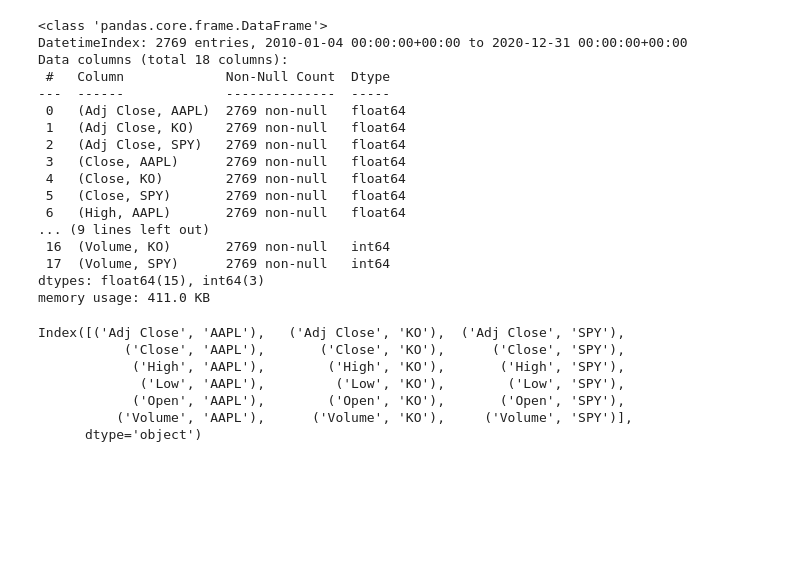
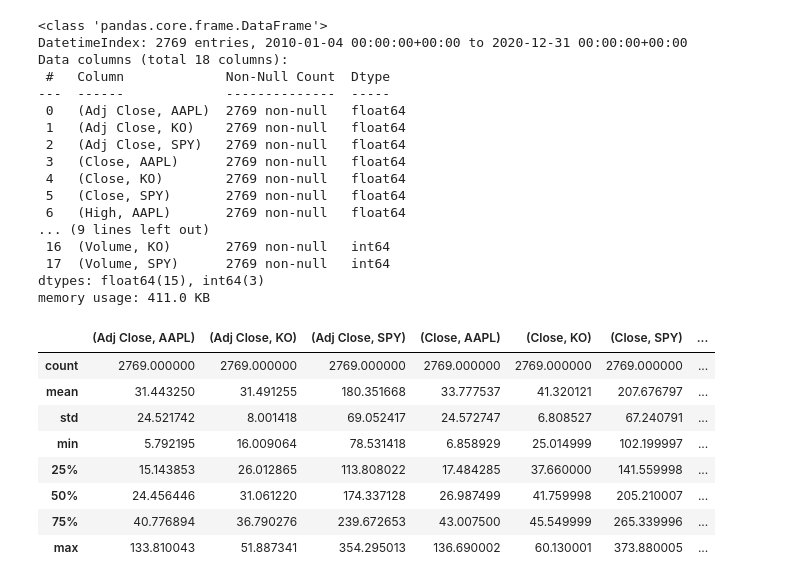
Before and after one commit to Nhlamul096/Algorithmic-Trading, a Jupyter notebook: Algo.ipynb, the cells around one changed output. Drawn from its saved outputs; the diff is of its cells as text; code cells hidden in the pictures; blank space fills up the shorter version.

```diff
--- a/Algo.ipynb
+++ b/Algo.ipynb
@@ -96,10 +93,12 @@ stocks.columns = stocks.columns.to_flat_index()
-# %%
-stocks.columns
-# %% [output]
-Index([('Adj Close', 'AAPL'),   ('Adj Close', 'KO'),  ('Adj Close', 'SPY'),
-           ('Close', 'AAPL'),       ('Close', 'KO'),      ('Close', 'SPY'),
-            ('High', 'AAPL'),        ('High', 'KO'),       ('High', 'SPY'),
-             ('Low', 'AAPL'),         ('Low', 'KO'),        ('Low', 'SPY'),
-            ('Open', 'AAPL'),        ('Open', 'KO'),       ('Open', 'SPY'),
-          ('Volume', 'AAPL'),      ('Volume', 'KO'),     ('Volume', 'SPY')],
-      dtype='object')
+# %%
+stocks.describe()
+# %% [output]
+|  | (Adj Close, AAPL) | (Adj Close, KO) | (Adj Close, SPY) | (Close, AAPL) | (Close, KO) | (Close, SPY) | ... |
+| count | 2769.000000 | 2769.000000 | 2769.000000 | 2769.000000 | 2769.000000 | 2769.000000 | ... |
+| mean | 31.443250 | 31.491255 | 180.351668 | 33.777537 | 41.320121 | 207.676797 | ... |
+| std | 24.521742 | 8.001418 | 69.052417 | 24.572747 | 6.808527 | 67.240791 | ... |
+| min | 5.792195 | 16.009064 | 78.531418 | 6.858929 | 25.014999 | 102.199997 | ... |
+| 25% | 15.143853 | 26.012865 | 113.808022 | 17.484285 | 37.660000 | 141.559998 | ... |
+| 50% | 24.456446 | 31.061220 | 174.337128 | 26.987499 | 41.759998 | 205.210007 | ... |
+| 75% | 40.776894 | 36.790276 | 239.672653 | 43.007500 | 45.549999 | 265.339996 | ... |
+| max | 133.810043 | 51.887341 | 354.295013 | 136.690002 | 60.130001 | 373.880005 | ... |
```
Also changed, not shown: parts of 5 cells of this notebook.
